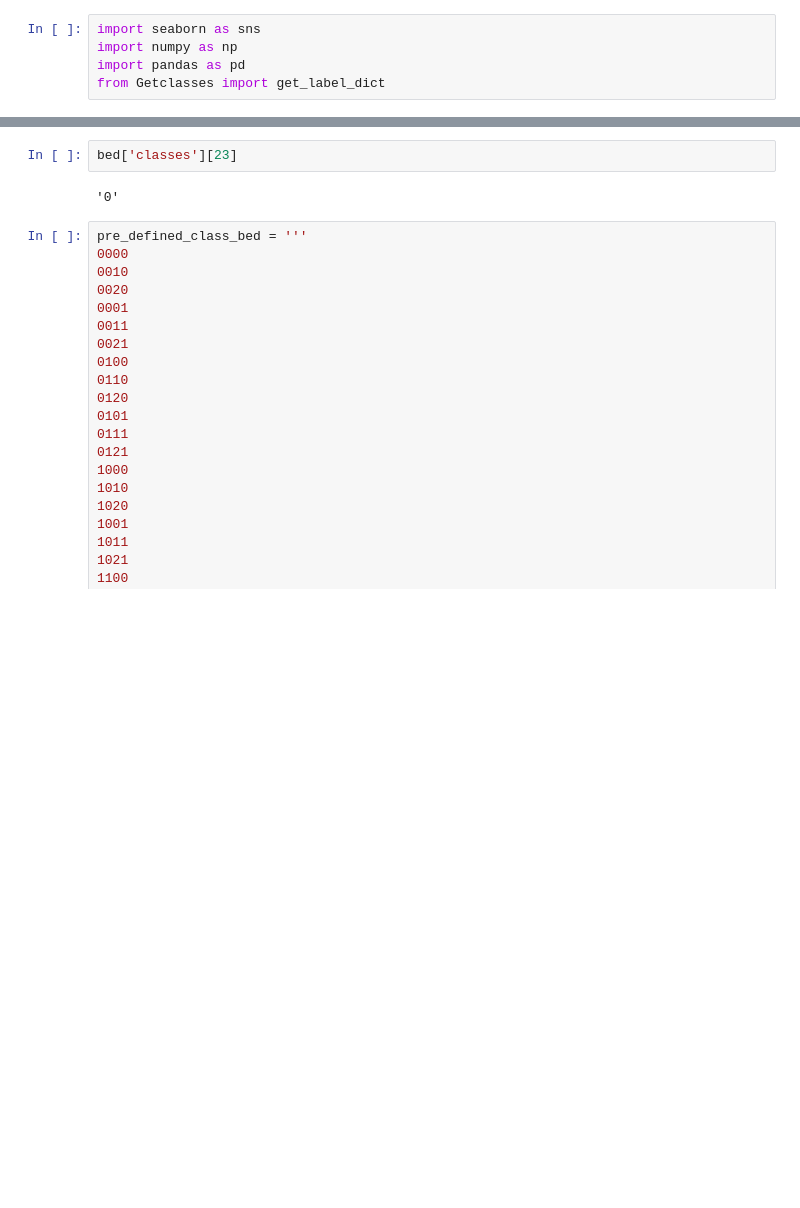
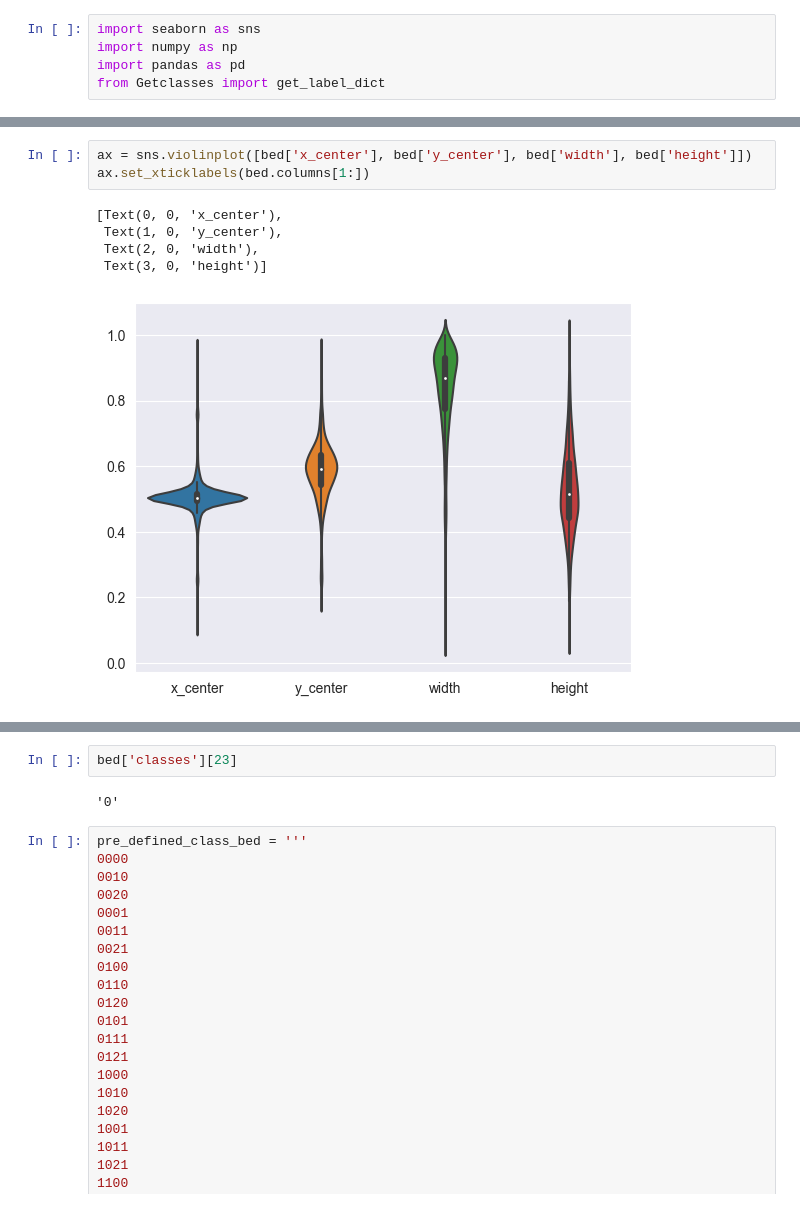
Before and after one commit to cyanjz/07Project1, a Jupyter notebook: Datapreparation/EDA/EDA.ipynb, the cells around one changed output, grey strips where cells are left out. Saved outputs shown, nothing was run; the diff lists cells and outputs as text; blank space fills up the shorter version.

```diff
--- a/Datapreparation/EDA/EDA.ipynb
+++ b/Datapreparation/EDA/EDA.ipynb
@@ -16,0 +68,9 @@ NameError: name 'sns' is not defined
+# %%
+ax = sns.violinplot([bed['x_center'], bed['y_center'], bed['width'], bed['height']])
+ax.set_xticklabels(bed.columns[1:])
+# %% [output]
+[Text(0, 0, 'x_center'),
+ Text(1, 0, 'y_center'),
+ Text(2, 0, 'width'),
+ Text(3, 0, 'height')]
+[figure, added]
```
Also changed, not shown: parts of 16 cells of this notebook, 5 other files.
